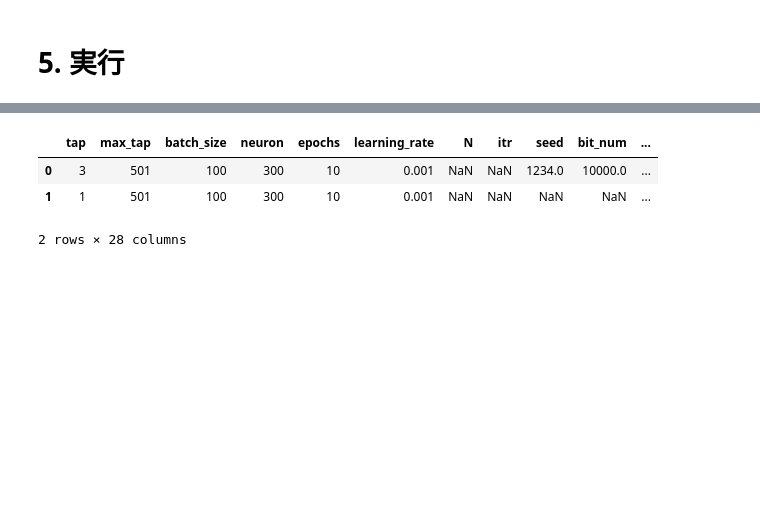
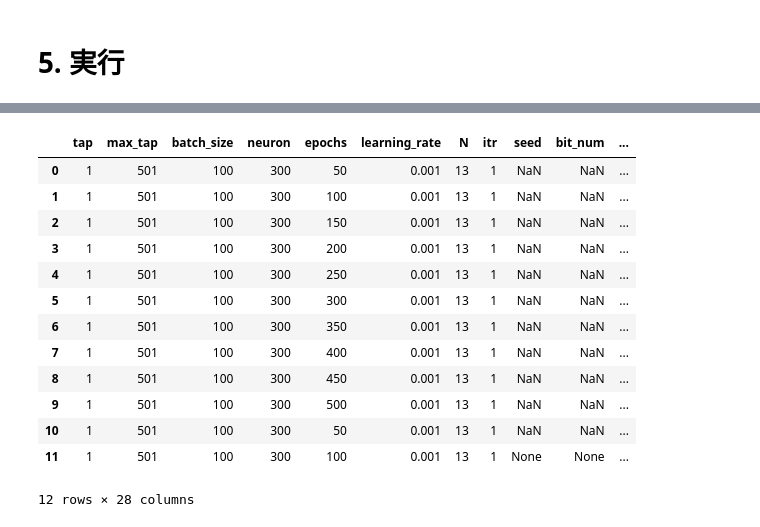
Before and after one commit to n-nooobu/masterthesis, a Jupyter notebook: src/ANN.ipynb, the cells around one changed output, grey strips where cells are left out. Saved outputs shown, nothing was run; the diff lists cells and outputs as text; code cells hidden in the pictures; blank space fills up the shorter version.

```diff
--- a/src/ANN.ipynb
+++ b/src/ANN.ipynb
@@ -200,8 +200,14 @@ def evm_score(y_true, y_pred):
     evm = torch.sqrt(tmp / len(y_pred)) * 100
     return evm
 # %%
-def train_model(model, dataloaders_dict, criterion, optimizer, epochs):
+def train_model(model, dataloaders_dict, criterion, optimizer, epochs, epochs_section=None):
     for epoch in range(epochs):
+        if epochs_section is not None:
+            epoch += epochs_section[0]
+            end_epoch = epochs_section[1]
+        else:
+            end_epoch = epochs
+
         start_time = time.time()
 
         for phase in dataloaders_dict.keys():
@@ -231,7 +237,7 @@ def train_model(model, dataloaders_dict, criterion, optimizer, epochs):
             epoch_evm = torch.sqrt(epoch_evms / len(dataloaders_dict[phase].dataset)) * 100
 
             duration = str(datetime.timedelta(seconds=time.time() - start_time))[:7]
-            print('{} | Epoch: {}/{} | {} Loss: {:.4} | EVM: {:.4}'.format(duration, epoch + 1, epochs, phase, epoch_loss, epoch_evm))
+            print('{} | Epoch: {}/{} | {} Loss: {:.4} | EVM: {:.4}'.format(duration, epoch + 1, end_epoch, phase, epoch_loss, epoch_evm))
     return model
 # %%
 #動作確認
@@ -256,7 +262,7 @@ tap = 1
 max_tap = 501
 batch_size = 100
 hidden_neuron = 300
-epochs = 500
+epochs = 5
 lr = 0.001
 
 df_dir = '../data/input/'
@@ -353,10 +352,10 @@ tap = 1
 max_tap = 501
 batch_size = 100
 neuron = 300
-epochs = 10
+epochs = 100
 lr = 0.001
 
-signal_type = 'image'
+signal_type = 'prbs'
 
 form = 'RZ16QAM'  # 変調方式
 n = 32  # 1シンボルあたりのサンプリング数[/symbol]
@@ -381,7 +380,7 @@ elif signal_type == 'random':
 elif signal_type == 'image':
     target_dir = 'train'
     step = 10  # =10 ---> (768, 1024) ---> (76, 102)
-    image_number = 0
+    image_number = 6
     ebtb = True  # 8B10Bを行うか
 
 # prbs.csv or random.csv or image.csvをpandasで読み込む
@@ -400,7 +399,7 @@ else:
 # 指定した学習条件と伝送条件
 l_condition = 'tap=='+str(tap)+'&max_tap=='+str(max_tap)+'&batch_size=='+str(batch_size)+'&neuron=='+str(neuron)+'&learning_rate=='+str(lr)
 t_condition = 'form=="'+str(form)+'"&n=='+str(n)+'&equalize=='+str(equalize)+'&baudrate=='+str(baudrate)+'&PdBm=='+str(PdBm)+'&Ledfa=='+str(Ledfa)+'&stepedfa=='+str(stepedfa)+'&\
-                        gamma=='+str(gamma)+'&D=='+str(D)+'&Alpha=='+str(Alpha)+'&NF=='+str(NF)+'&Lmax=='+str(Lmax)+'&ase=='+str(ase)
+                        gamma=='+str(gamma)+'&D=='+str(D)+'&Alpha=='+str(Alpha)+'&NF=='+str(NF)+'&ase=='+str(ase)
 if signal_type == 'prbs':
     condition = 'N=='+str(N)+'&itr=='+str(itr)
     condition_list = [N, itr] + [None] * 6
@@ -415,10 +414,10 @@ elif signal_type == 'image':
 t_df = t_df.query(condition + '&' + t_condition)
 
 # ANN.csvにおいて、指定した条件を満たす行だけqueryとして抜き出す
-query = l_df.query(l_condition + '&' + condition + '&' + t_condition)
+query = l_df.query(l_condition + '&' + condition + '&' + t_condition + '&Lmax=='+str(Lmax))
 
-# 後でepochsに異なる値を代入する可能性があるので、この時点で各値をSeriesにしてしまう(params_pathだけNone)
-sr = pd.Series([tap, max_tap, batch_size, neuron, epochs, lr] + condition_list + [form, n, equalize, baudrate, PdBm, Ledfa, stepedfa, gamma, D, Alpha, NF, Lmax, ase, None], index=l_df.columns)
+# 後で異なる値が代入されるもの以外をSeriesにしてしまう(epochs, params_pathだけNone)
+sr = pd.Series([tap, max_tap, batch_size, neuron, None, lr] + condition_list + [form, n, equalize, baudrate, PdBm, Ledfa, stepedfa, gamma, D, Alpha, NF, Lmax, ase, None], index=l_df.columns)
 
 #if epochsを含む指定された条件を満たす結果がある: 何もしない
 if len(query) > 0 and query['epochs'].max() >= epochs:
@@ -427,14 +426,15 @@ else:
     # if epochs以外の指定された条件を満たす結果がある: パラメータを読み込む if ない: 新しくモデルを作成する
     if len(query) > 0:
         index = query['epochs'].idxmax()
-        epochs -= query['epochs'][index]
+        trained_epochs = query['epochs'][index]
         model = ANN(input_dim=tap*2, output_dim=2, hidden_neuron=neuron)
         model.load_state_dict(torch.load(query['params_path'][index]))
     else:
+        trained_epochs = 0
         model = ANN(input_dim=tap*2, output_dim=2, hidden_neuron=neuron)
 
-    # if prbs.csv or random.csv or image.csvに指定した伝送条件がない: 何もしない if ある: 続ける
-    if len(t_df) == 0:
+    # if prbs.csv or random.csv or image.csvに指定した伝送条件がない or Lmax以外は満たすがLmaxだけ指定した条件未満: 何もしない if ある: 続ける
+    if len(t_df) == 0 or t_df.iloc[0]['Lmax'] < Lmax:
         print('指定された伝送条件の信号が存在しません')
     else:
         # 伝送信号を学習データに整形する
@@ -455,16 +455,18 @@ else:
         criterion = nn.MSELoss()
         optimizer = optim.Adam(params=model.parameters(), lr=lr)
 
-        # モデルのトレーニング
-        model = train_model(model=model, dataloaders_dict=dataloaders_dict, criterion=criterion, optimizer=optimizer, epochs=epochs)
+        # モデルのトレーニング(50epochsずつ学習し、50epochsずつパラメータを保存する)
+        for i in range((epochs - trained_epochs) // 50):
+            model = train_model(model=model, dataloaders_dict=dataloaders_dict, criterion=criterion, optimizer=optimizer, epochs=50, epochs_section=[trained_epochs+i*50, epochs])
 
-        # 学習済みパラメータを保存し、ANN.csvに保存先を記入する
-        l_df = pd.read_csv(l_df_dir, index_col=0)
-        params_path = '../data/params/ANN/params_' + str(len(l_df)).zfill(10) + '.pth'
-        torch.save(model.state_dict(), params_path)
-        sr[-1] = params_path
-        l_df = l_df.append(sr, ignore_index=True)
-        l_df.to_csv(l_df_dir)
+            # 学習済みパラメータを保存し、ANN.csvに保存先を記入する
+            l_df = pd.read_csv(l_df_dir, index_col=0)
+            params_path = '../data/params/ANN/params_' + str(len(l_df)).zfill(10) + '.pth'
+            torch.save(model.state_dict(), params_path)
+            sr[4] = trained_epochs + (i + 1) * 50
+            sr[-1] = params_path
+            l_df = l_df.append(sr, ignore_index=True)
+            l_df.to_csv(l_df_dir)
 
 l_df
 # %% [output]
@@ -472,4 +490,14 @@ l_df
 |  | tap | max_tap | batch_size | neuron | epochs | learning_rate | N | itr | seed | bit_num | ... |
-| 0 | 3 | 501 | 100 | 300 | 10 | 0.001 | NaN | NaN | 1234.0 | 10000.0 | ... |
-| 1 | 1 | 501 | 100 | 300 | 10 | 0.001 | NaN | NaN | NaN | NaN | ... |
+| 0 | 1 | 501 | 100 | 300 | 50 | 0.001 | 13 | 1 | NaN | NaN | ... |
+| 1 | 1 | 501 | 100 | 300 | 100 | 0.001 | 13 | 1 | NaN | NaN | ... |
+| 2 | 1 | 501 | 100 | 300 | 150 | 0.001 | 13 | 1 | NaN | NaN | ... |
+| 3 | 1 | 501 | 100 | 300 | 200 | 0.001 | 13 | 1 | NaN | NaN | ... |
+| 4 | 1 | 501 | 100 | 300 | 250 | 0.001 | 13 | 1 | NaN | NaN | ... |
+| 5 | 1 | 501 | 100 | 300 | 300 | 0.001 | 13 | 1 | NaN | NaN | ... |
+| 6 | 1 | 501 | 100 | 300 | 350 | 0.001 | 13 | 1 | NaN | NaN | ... |
+| 7 | 1 | 501 | 100 | 300 | 400 | 0.001 | 13 | 1 | NaN | NaN | ... |
+| 8 | 1 | 501 | 100 | 300 | 450 | 0.001 | 13 | 1 | NaN | NaN | ... |
+| 9 | 1 | 501 | 100 | 300 | 500 | 0.001 | 13 | 1 | NaN | NaN | ... |
+| 10 | 1 | 501 | 100 | 300 | 50 | 0.001 | 13 | 1 | NaN | NaN | ... |
+| 11 | 1 | 501 | 100 | 300 | 100 | 0.001 | 13 | 1 | None | None | ... |
-2 rows × 28 columns
+12 rows × 28 columns
```
Also changed, not shown: parts of 5 cells of this notebook.
